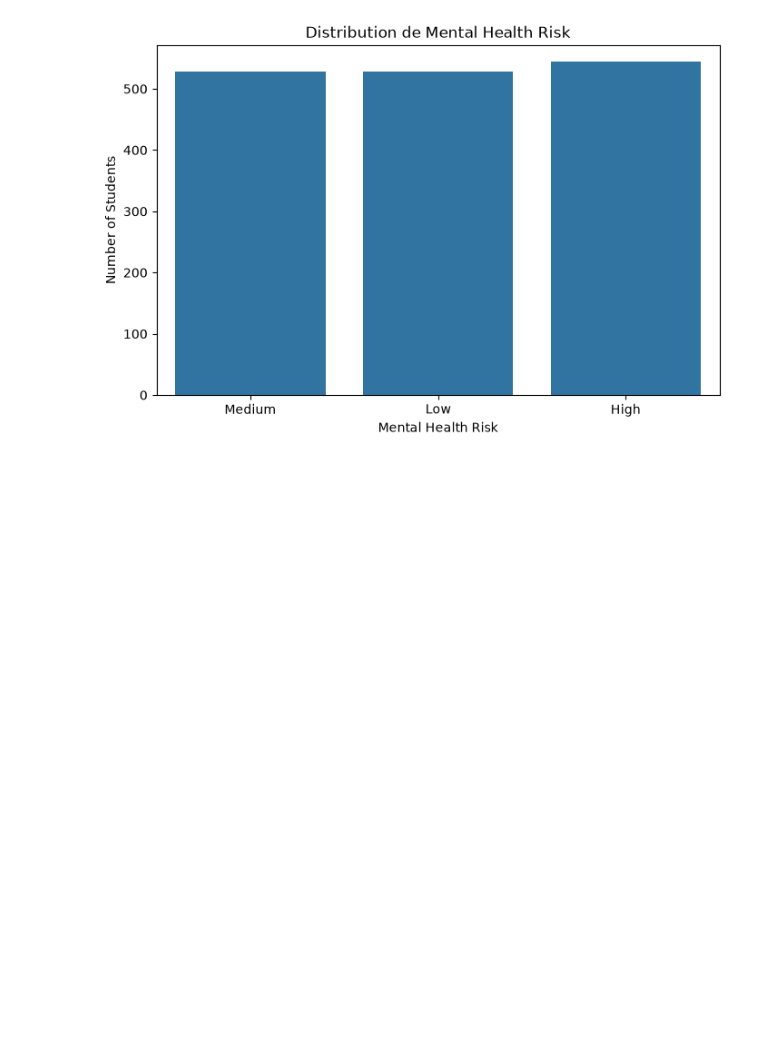
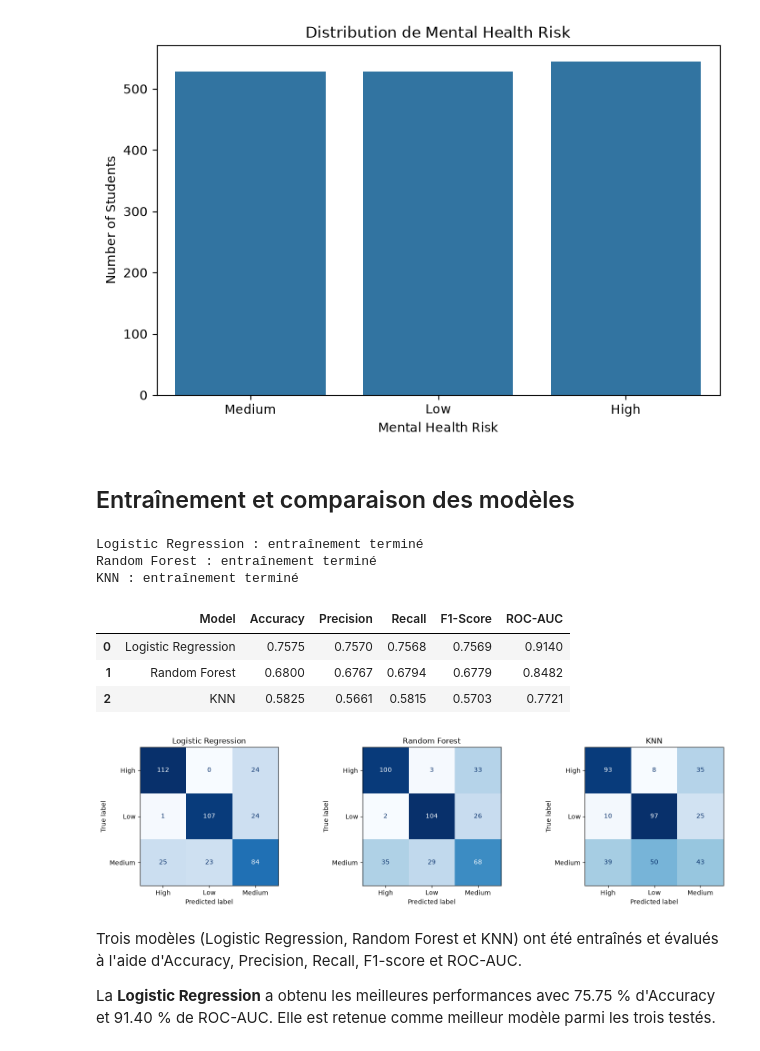
Before and after one commit to MounaSaiss/MindTrack_IA, a Jupyter notebook: Nootbooks/data_exploration_cleaning.ipynb, the cells around one changed output. Cells and saved outputs as stored; diff of their text form; code cells hidden in the pictures; blank space fills up the shorter version.

Commit message:
Entraînement et comparaison des modèles

```diff
--- a/Nootbooks/data_exploration_cleaning.ipynb
+++ b/Nootbooks/data_exploration_cleaning.ipynb
@@ -620,3 +630,5 @@ plt.ylabel('Number of Students')
 plt.show()
 # %% [output]
 [figure]
+# %% [markdown]
+## Entraînement et comparaison des modèles
@@ -622,0 +653,64 @@ plt.show()
+# %%
+for name, pipeline in pipelines.items():
+    pipeline.fit(X_train, y_train)
+    print(f"{name} : entraînement terminé")
+# %% [output]
+Logistic Regression : entraînement terminé
+Random Forest : entraînement terminé
+KNN : entraînement terminé
+# %%
+#Calculer Les metriques d'évaluation
+results = []
+
+for name, pipeline in pipelines.items():
+
+    y_pred = pipeline.predict(X_test)
+    y_proba = pipeline.predict_proba(X_test)
+
+    results.append({
+        'Model': name,
+        'Accuracy': accuracy_score(y_test, y_pred),
+        'Precision': precision_score(y_test, y_pred, average='macro'),
+        'Recall': recall_score(y_test, y_pred, average='macro'),
+        'F1-Score': f1_score(y_test, y_pred, average='macro'),
+        'ROC-AUC': roc_auc_score(
+            y_test,
+            y_proba,
+            multi_class='ovr',
+            average='macro',                                    #calcule metric pour chaque class  puis calcule la moyenne
+            labels=pipeline.classes_
+        )
+    })
+
+results_df = pd.DataFrame(results)
+
+results_df = results_df.sort_values(
+    by='F1-Score',
+    ascending=False
+)
+
+results_df.round(4)
+# %% [output]
+|  | Model | Accuracy | Precision | Recall | F1-Score | ROC-AUC |
+| 0 | Logistic Regression | 0.7575 | 0.7570 | 0.7568 | 0.7569 | 0.9140 |
+| 1 | Random Forest | 0.6800 | 0.6767 | 0.6794 | 0.6779 | 0.8482 |
+| 2 | KNN | 0.5825 | 0.5661 | 0.5815 | 0.5703 | 0.7721 |
+# %%
+#Metric d'évaluation
+fig, axes = plt.subplots(1, 3, figsize=(15, 4))
+
+for ax, (name, model) in zip(axes, pipelines.items()):
+    ConfusionMatrixDisplay.from_estimator(
+        model, X_test, y_test,
+        ax=ax, cmap='Blues', colorbar=False
+    )
+    ax.set_title(name)
+
+plt.tight_layout()
+plt.show()
+# %% [output]
+[figure, added]
+# %% [markdown]
+Trois modèles (Logistic Regression, Random Forest et KNN) ont été entraînés et évalués à l'aide d'Accuracy, Precision, Recall, F1-score et ROC-AUC.
+
+La **Logistic Regression** a obtenu les meilleures performances avec 75.75 % d'Accuracy et 91.40 % de ROC-AUC. Elle est retenue comme meilleur modèle parmi les trois testés.
```
Also changed, not shown: parts of 2 cells of this notebook.
